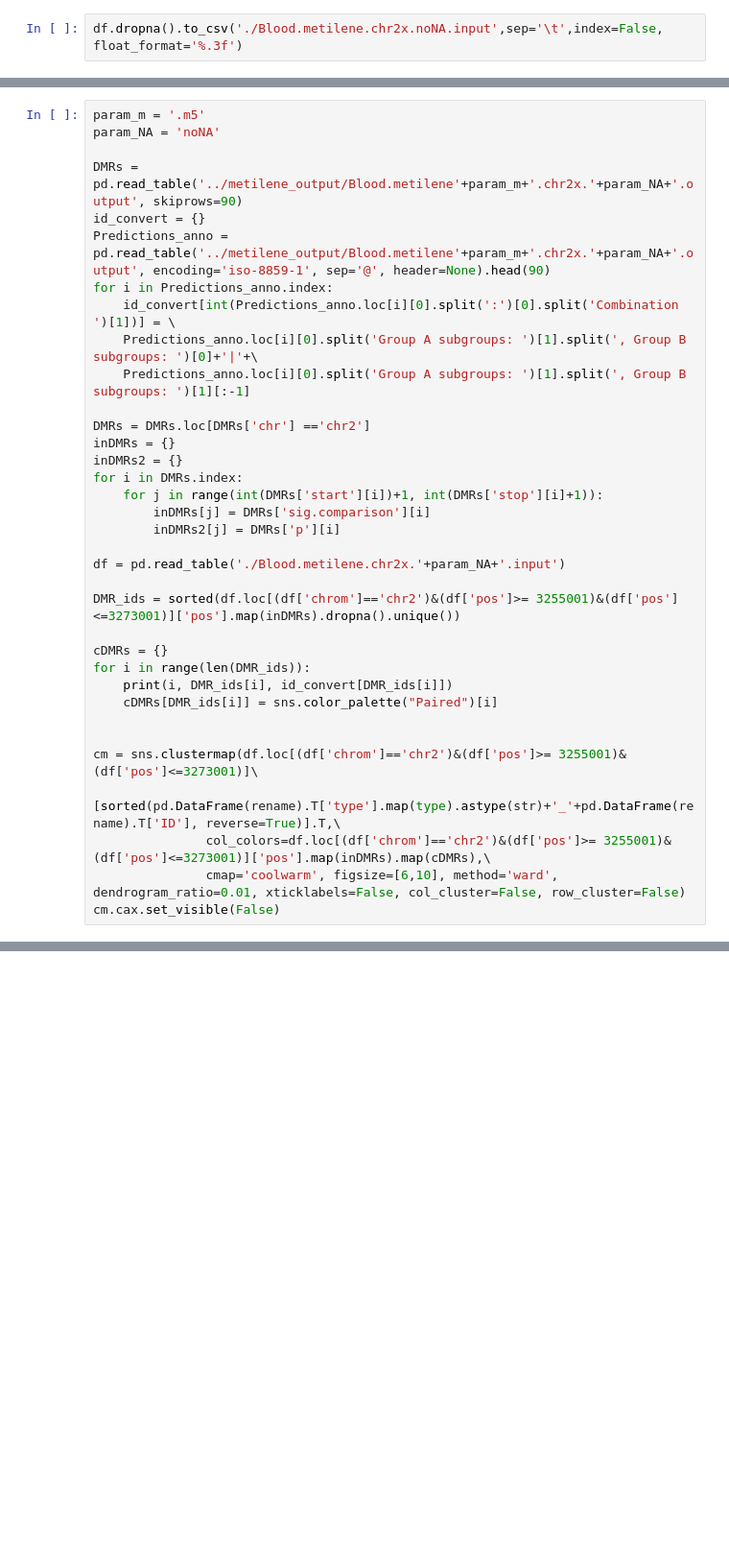
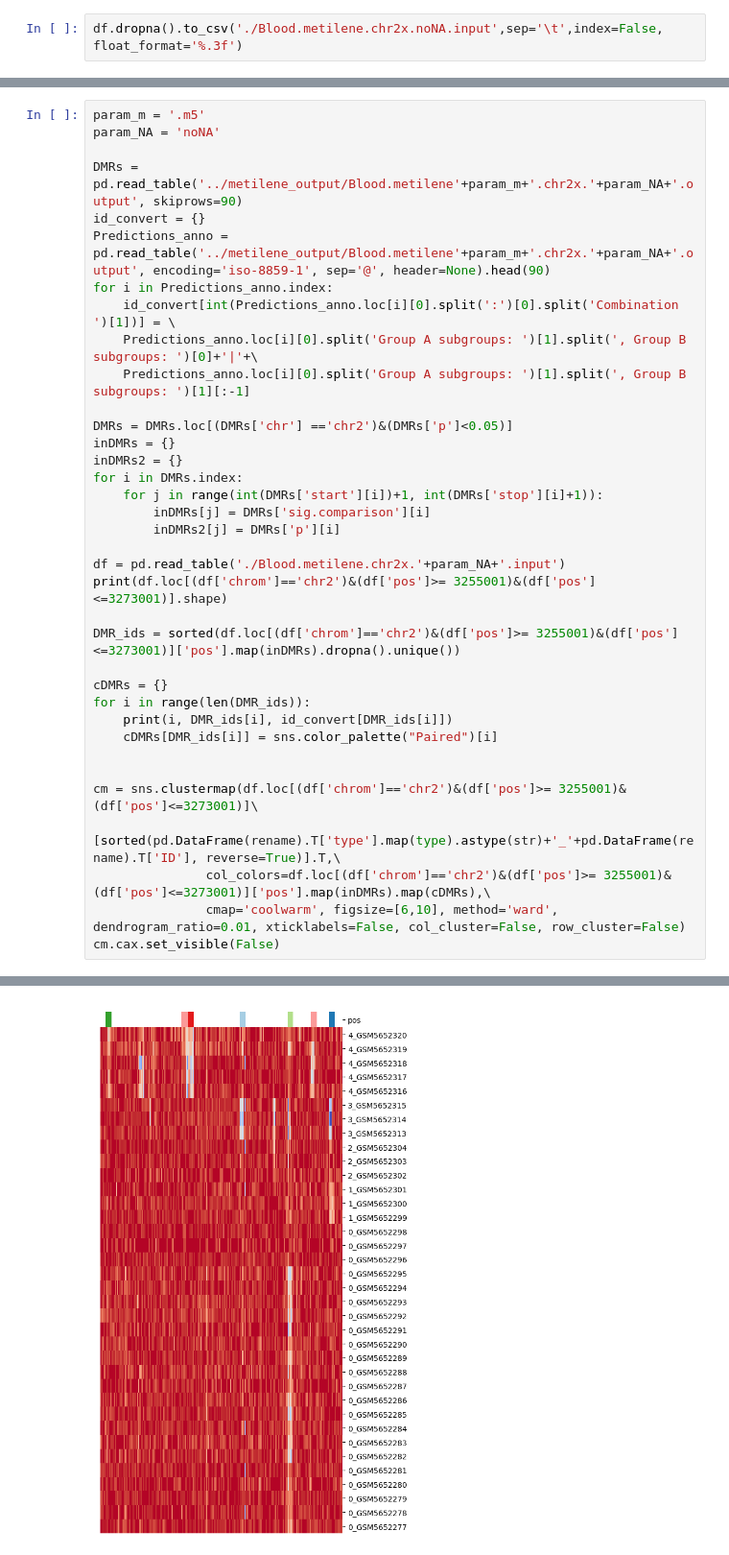
Before and after one commit to zzhu1372/metilene3-dev, a Jupyter notebook: result/analysis-biological.ipynb, the cells around one changed output, grey strips where cells are left out. Shown at 96% size. Cells and saved outputs as stored; diff of their text form; blank space fills up the shorter version.

```diff
--- a/result/analysis-biological.ipynb
+++ b/result/analysis-biological.ipynb
@@ -74,7 +125,7 @@ for i in Predictions_anno.index:
     Predictions_anno.loc[i][0].split('Group A subgroups: ')[1].split(',	Group B subgroups: ')[0]+'|'+\
     Predictions_anno.loc[i][0].split('Group A subgroups: ')[1].split(',	Group B subgroups: ')[1][:-1]
 
-DMRs = DMRs.loc[DMRs['chr'] =='chr2']
+DMRs = DMRs.loc[(DMRs['chr'] =='chr2')&(DMRs['p']<0.05)]
 inDMRs = {}
 inDMRs2 = {}
 for i in DMRs.index:
@@ -83,6 +134,7 @@ for i in DMRs.index:
         inDMRs2[j] = DMRs['p'][i]
 
 df = pd.read_table('./Blood.metilene.chr2x.'+param_NA+'.input')
+print(df.loc[(df['chrom']=='chr2')&(df['pos']>= 3255001)&(df['pos']<=3273001)].shape)
 
 DMR_ids = sorted(df.loc[(df['chrom']=='chr2')&(df['pos']>= 3255001)&(df['pos']<=3273001)]['pos'].map(inDMRs).dropna().unique())
 
@@ -97,3 +149,4 @@ cm = sns.clustermap(df.loc[(df['chrom']=='chr2')&(df['pos']>= 3255001)&(df['pos'
                col_colors=df.loc[(df['chrom']=='chr2')&(df['pos']>= 3255001)&(df['pos']<=3273001)]['pos'].map(inDMRs).map(cDMRs),\
                cmap='coolwarm', figsize=[6,10], method='ward', dendrogram_ratio=0.01, xticklabels=False, col_cluster=False, row_cluster=False)
 cm.cax.set_visible(False)
+# %% [output]
@@ -100,3 +160,4 @@ cm.cax.set_visible(False)
+[figure, added]
 # %%
 param_m = ''
 param_NA = 'noNA'
```
Also changed, not shown: parts of 38 cells of this notebook.
